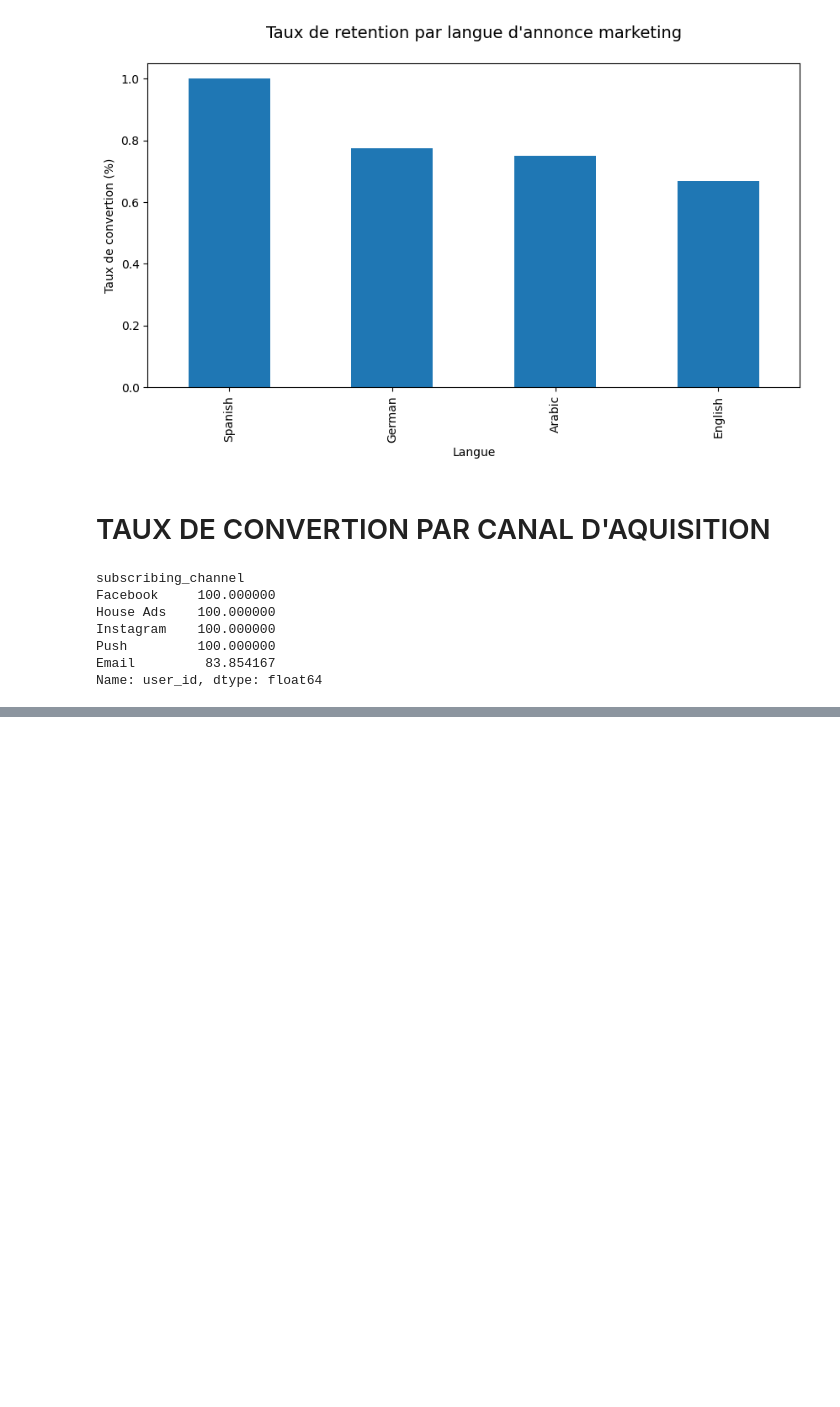
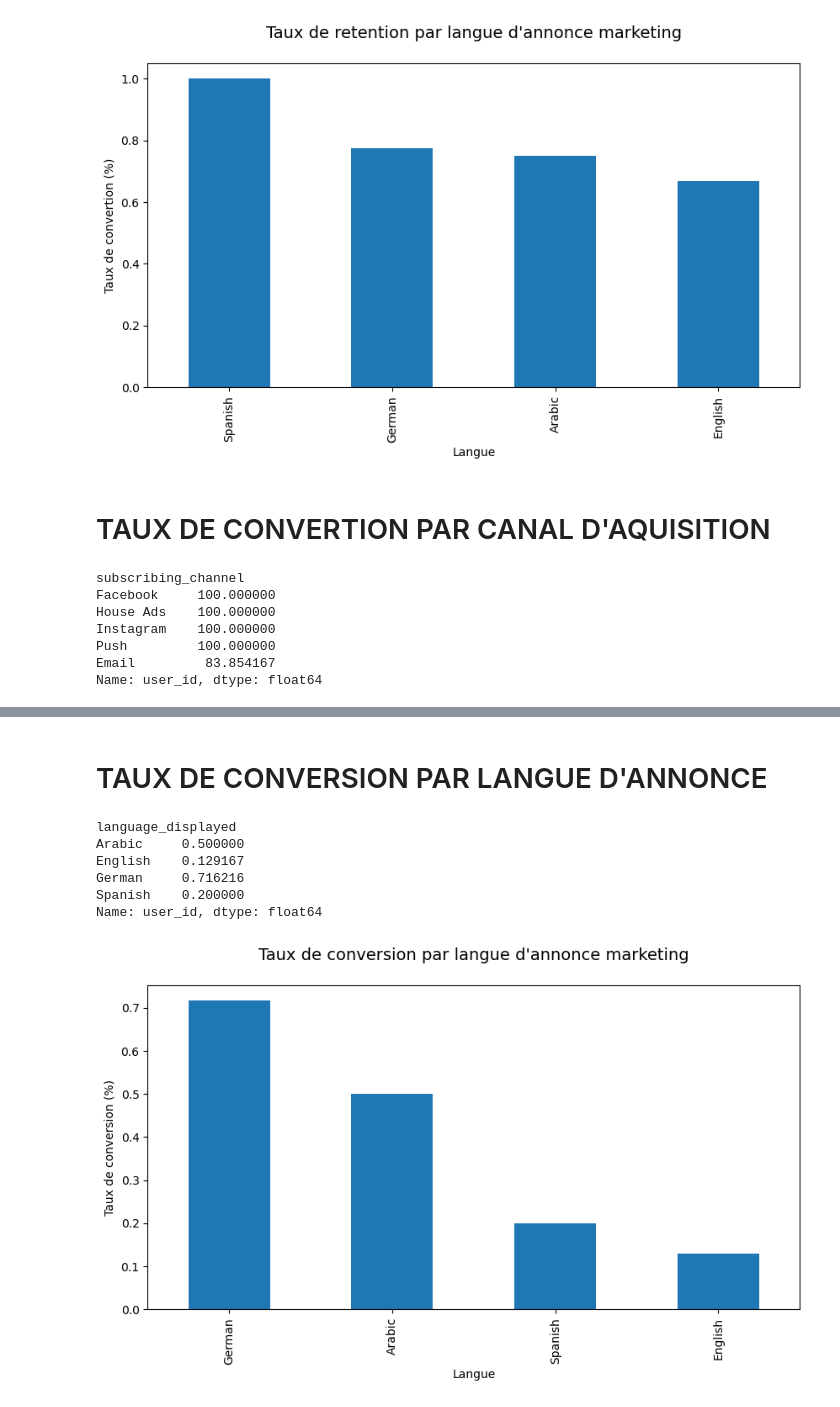
Before and after one commit to compo90/Projet_Analyse_Marketing, a Jupyter notebook: analyse_marketing.ipynb, the cells around one changed output, grey strips where cells are left out. Saved outputs shown, nothing was run; the diff lists cells and outputs as text; code cells hidden in the pictures; blank space fills up the shorter version.

```diff
--- a/analyse_marketing.ipynb
+++ b/analyse_marketing.ipynb
@@ -373,0 +376,19 @@ Name: user_id, dtype: float64
+# %%
+# Definition d'une fonction de calcul du taux de convertion
+def convertion_rate(dataframe, column_names):
+    # Nombres total d'utilisateurs convertis
+    column_conv = marketing_df[marketing_df['converted']==True].groupby(column_names)['user_id'].nunique()
+
+    # Nombre total d'utilisateurs
+    column_total = dataframe.groupby(column_names)['user_id'].nunique()
+
+    # Taux de convertion
+    convertion_rate = column_conv/column_total
+
+    #Remplacement des valeurs manquantes par 0
+    convertion_rate = convertion_rate.fillna(0)
+
+    return convertion_rate
+
+# Verification de la fonction
+convertion_rate(marketing_df, ['subscribing_channel'])
@@ -373,0 +403,28 @@ Name: user_id, dtype: float64
+# %% [markdown]
+# TAUX DE CONVERSION PAR LANGUE D'ANNONCE
+# %%
+# Calcul du taux de conversion pour chacune des langue d'annonce
+taux_conv_par_langue = convertion_rate(marketing_df, ['language_displayed'])
+print(taux_conv_par_langue)
+# %% [output]
+language_displayed
+Arabic     0.500000
+English    0.129167
+German     0.716216
+Spanish    0.200000
+Name: user_id, dtype: float64
+# %%
+# visualisation des resultats
+plt.figure(figsize=(10,5))
+
+taux_conv_par_langue.sort_values(ascending=False).plot(kind='bar')
+
+plt.title("Taux de conversion par langue d'annonce marketing\n", fontsize=14)
+
+plt.xlabel('Langue')
+
+plt.ylabel('Taux de conversion (%)')
+
+plt.show()
+# %% [output]
+[figure, added]
```
Also changed, not shown: parts of 31 cells of this notebook.
